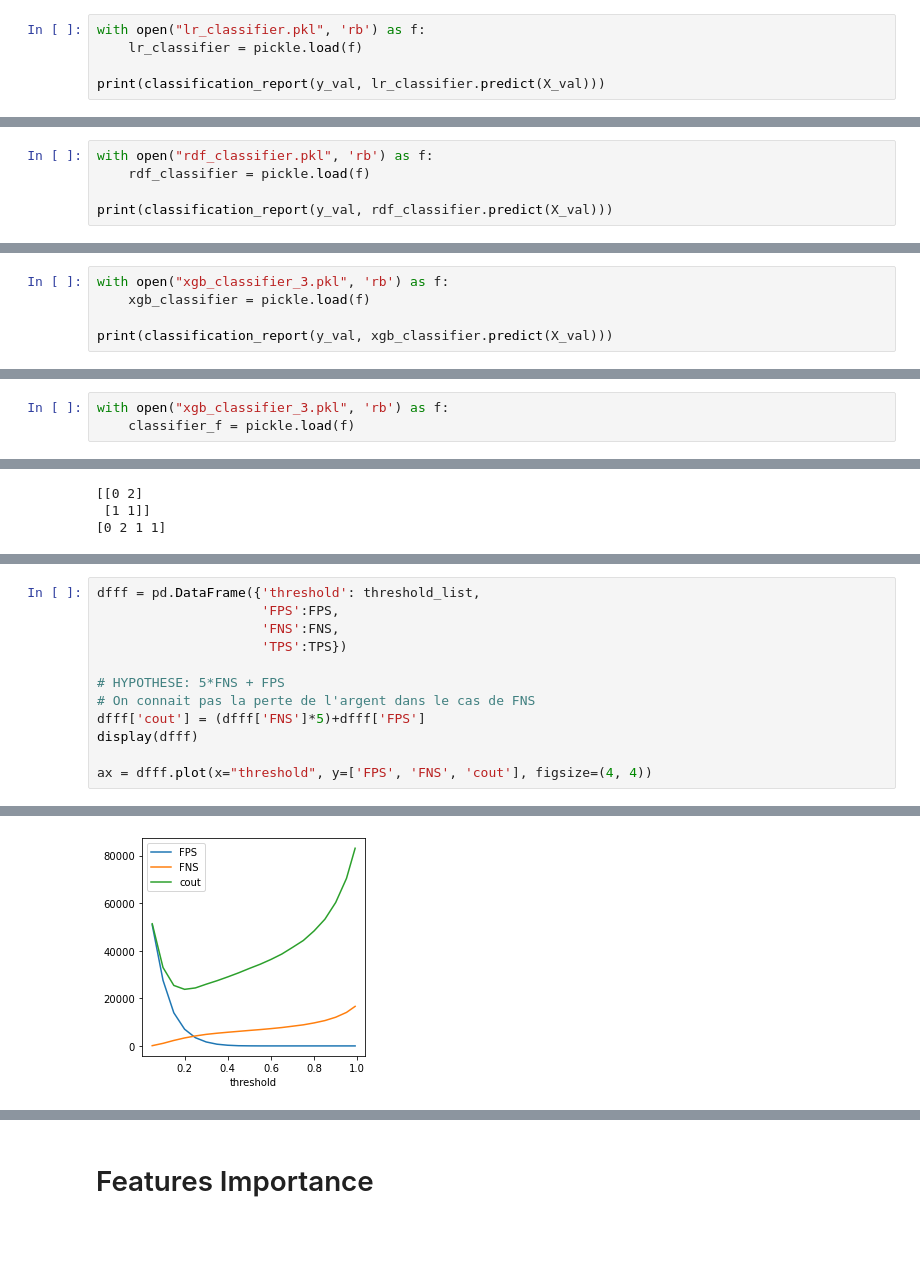
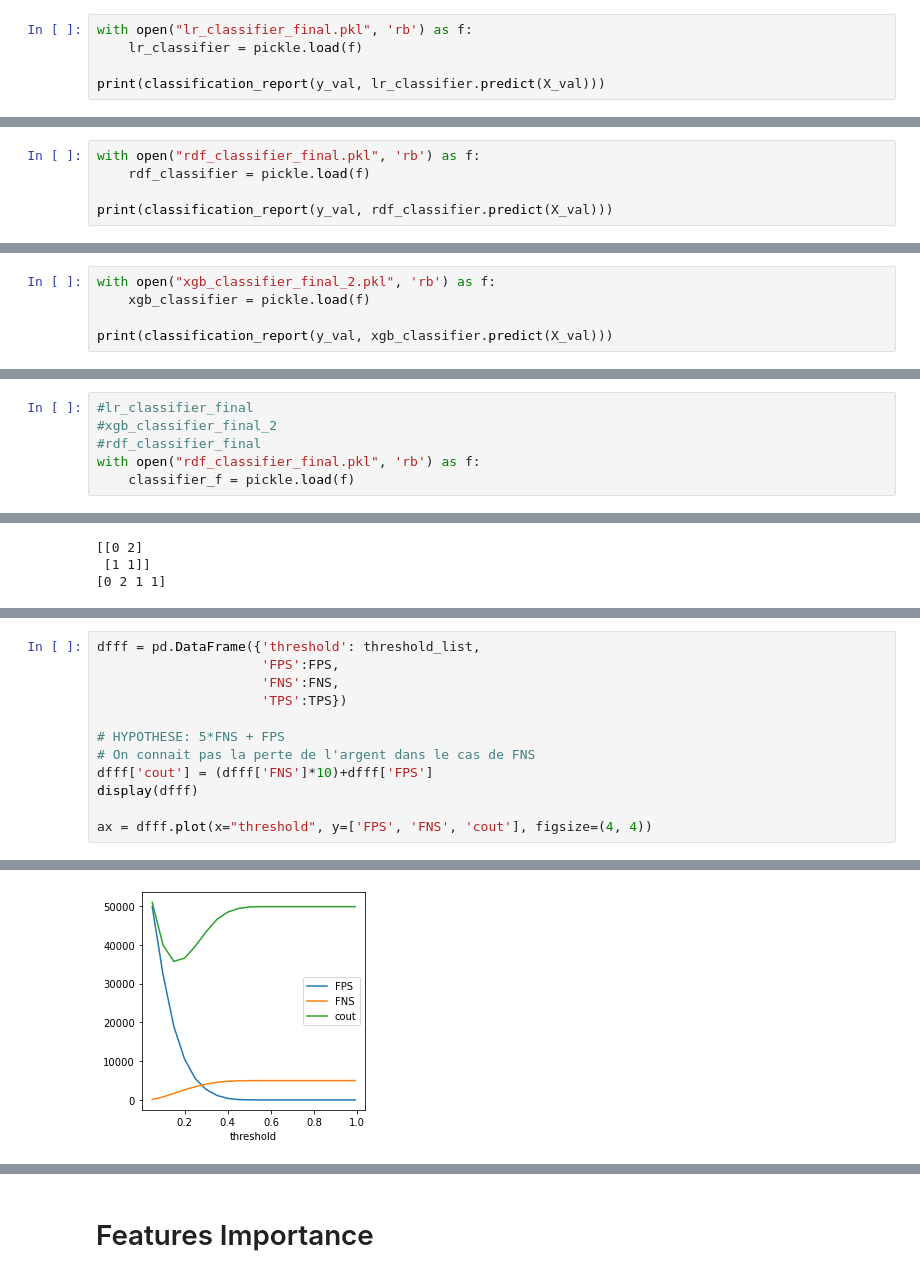
Before and after one commit to yashwanth-mourouguessin/P7_mourouguessin_yashwanth, a Jupyter notebook: P7_02_01_modelisation.ipynb, the cells around one changed output, grey strips where cells are left out. Saved outputs shown, nothing was run; the diff lists cells and outputs as text; blank space fills up the shorter version.

```diff
--- a/P7_02_01_modelisation.ipynb
+++ b/P7_02_01_modelisation.ipynb
@@ -1084,5 +1126,5 @@ Please also refer to the documentation for alternative solver options:
 # %%
-with open("lr_classifier.pkl", 'rb') as f:
+with open("lr_classifier_final.pkl", 'rb') as f:
     lr_classifier = pickle.load(f)
 
 print(classification_report(y_val, lr_classifier.predict(X_val)))
@@ -1138,5 +1185,5 @@ Traceback (most recent call last):
 # %%
-with open("rdf_classifier.pkl", 'rb') as f:
+with open("rdf_classifier_final.pkl", 'rb') as f:
     rdf_classifier = pickle.load(f)
 
 print(classification_report(y_val, rdf_classifier.predict(X_val)))
@@ -1179,5 +1226,5 @@ pickle.dump(search_xgbc.best_estimator_, open("xgb_classifier_3.pkl","wb"))
 # %%
-with open("xgb_classifier_3.pkl", 'rb') as f:
+with open("xgb_classifier_final_2.pkl", 'rb') as f:
     xgb_classifier = pickle.load(f)
 
 print(classification_report(y_val, xgb_classifier.predict(X_val)))
@@ -1193,7 +1240,10 @@ weighted avg       0.92      0.91      0.90     73498
 # %% [markdown]
 _____
 # %%
-with open("xgb_classifier_3.pkl", 'rb') as f:
+#lr_classifier_final
+#xgb_classifier_final_2
+#rdf_classifier_final
+with open("rdf_classifier_final.pkl", 'rb') as f:
     classifier_f = pickle.load(f)
 # %% [raw]
 Precision: VP / VP + FP
@@ -1282,7 +1334,7 @@ dfff = pd.DataFrame({'threshold': threshold_list,
 
 # HYPOTHESE: 5*FNS + FPS
 # On connait pas la perte de l'argent dans le cas de FNS
-dfff['cout'] = (dfff['FNS']*5)+dfff['FPS']
+dfff['cout'] = (dfff['FNS']*10)+dfff['FPS']
 display(dfff)
 
 ax = dfff.plot(x="threshold", y=['FPS', 'FNS', 'cout'], figsize=(4, 4))
@@ -1307,4 +1359,4 @@ ax = dfff.plot(x="threshold", y=['FPS', 'FNS', 'cout'], figsize=(4, 4))
-[figure, old version]
+[figure, new version]
 # %%
 dfff.loc[dfff.cout == dfff['cout'].min()]
 # %% [output]
```
Also changed, not shown: parts of 38 cells of this notebook, 7 other files.
